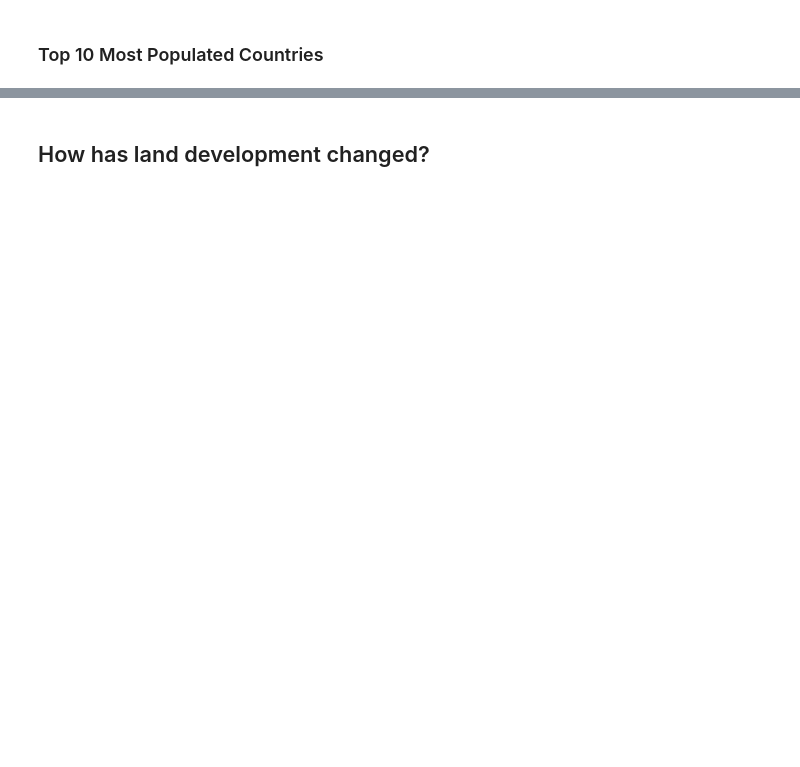
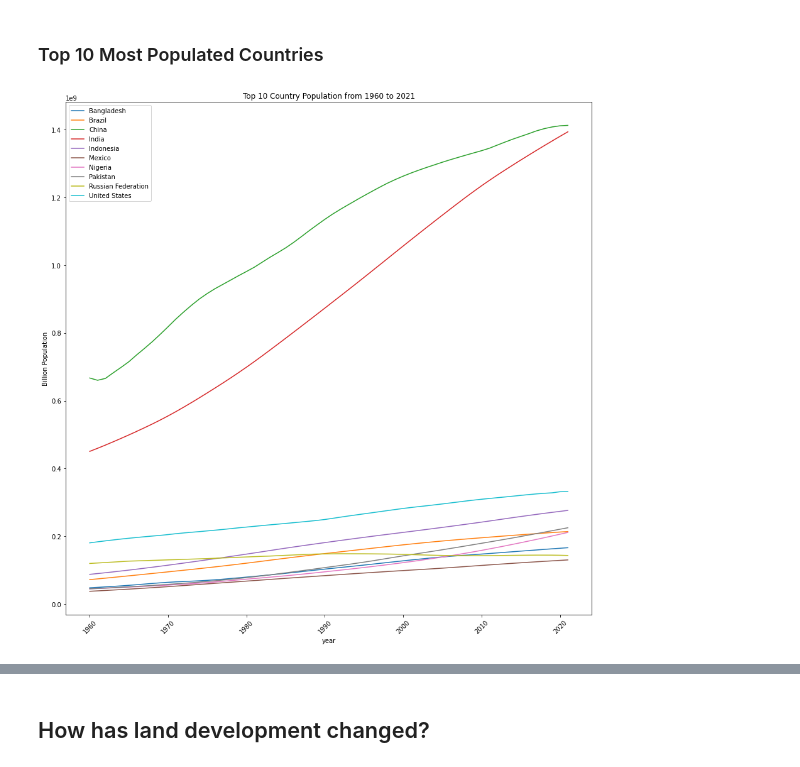
Before and after one commit to chabazite/Agriculture_Analysis_App, a Jupyter notebook: notebooks/3.0_ASI_Exploratory_Data_Analysis.ipynb, the cells around one changed output, grey strips where cells are left out. Cells and saved outputs as stored; diff of their text form; code cells hidden in the pictures; blank space fills up the shorter version.

```diff
--- a/notebooks/3.0_ASI_Exploratory_Data_Analysis.ipynb
+++ b/notebooks/3.0_ASI_Exploratory_Data_Analysis.ipynb
@@ -30,11 +30,13 @@ NameError: name 'total_population_df' is not defined
 # %%
 fig, axs = plt.subplots(figsize=(15, 15))
 
-sns.lineplot(ax = axs, data=largest_10_pop_df, x='date',y='value',hue='country',sort=False)
+sns.lineplot(ax = axs, data=largest_10_pop_df, x='date',y='population',hue='country',sort=False)
 # label the plot
-plt.title('Global Population from 1960 to 2021')
+plt.title('Top 10 Country Population from 1960 to 2021')
 plt.legend()
 plt.xlabel('year')
 plt.xticks(rotation=45)
 plt.ylabel('Billion Population')
 plt.show()
+# %% [output]
+[figure, added]
```
Also changed, not shown: parts of 11 cells of this notebook, 1 other file.
